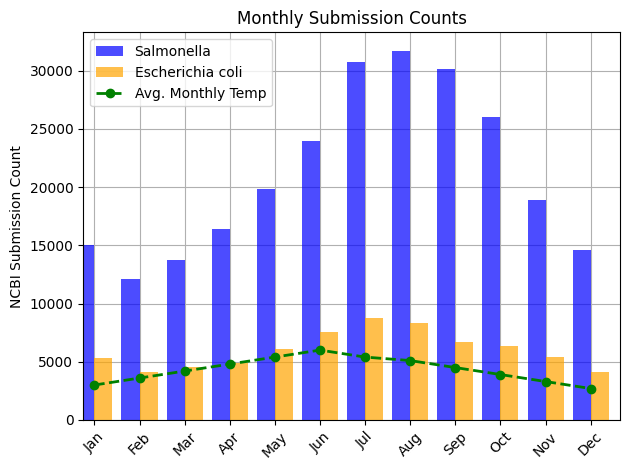
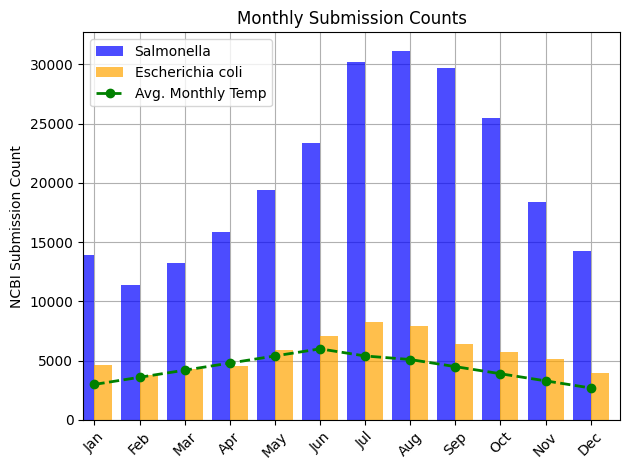
The notebook cell's code change between the first figure and the second:
--- before
+++ after
@@ -15,5 +15,5 @@
 order = [1, 2, 0]  # E. coli (orange), Salmonella (blue), Temp (green)
 plt.legend([handles[i] for i in order], [labels[i] for i in order])
-
 plt.tight_layout()
+plt.savefig('submissions_by_month_562_590.tiff', dpi=300)
 plt.show()

Commit: host add. tiff add